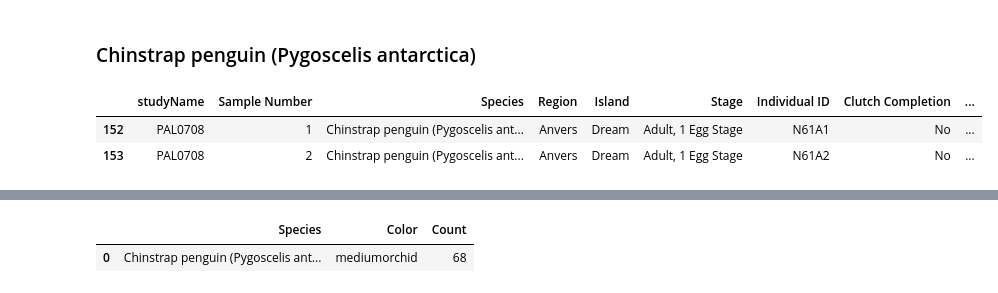
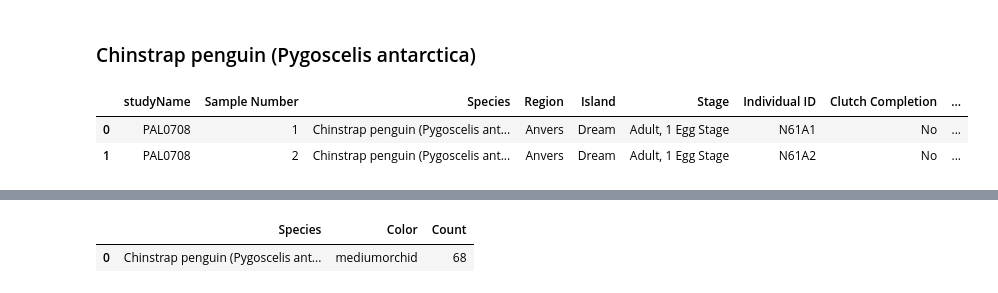
Before and after one commit to esharma3/Palmer-Archipelago-Penguins-Data-Exploration-, a Jupyter notebook: Notebook/data_exploration_penguins_iter.ipynb, the cells around one changed output, grey strips where cells are left out. Drawn from its saved outputs; the diff is of its cells as text; code cells hidden in the pictures.

```diff
--- a/Notebook/data_exploration_penguins_iter.ipynb
+++ b/Notebook/data_exploration_penguins_iter.ipynb
@@ -229,12 +241,13 @@ gentoo_count_df
 # %%
 chinstrap_df = penguins_df[
     penguins_df["Species"] == "Chinstrap penguin (Pygoscelis antarctica)"
-]
+].reset_index(drop=True)
+
 chinstrap_df.head(2)
 # %% [output]
 |  | studyName | Sample Number | Species | Region | Island | Stage | Individual ID | Clutch Completion | ... |
-| 152 | PAL0708 | 1 | Chinstrap penguin (Pygoscelis ant... | Anvers | Dream | Adult, 1 Egg Stage | N61A1 | No | ... |
-| 153 | PAL0708 | 2 | Chinstrap penguin (Pygoscelis ant... | Anvers | Dream | Adult, 1 Egg Stage | N61A2 | No | ... |
+| 0 | PAL0708 | 1 | Chinstrap penguin (Pygoscelis ant... | Anvers | Dream | Adult, 1 Egg Stage | N61A1 | No | ... |
+| 1 | PAL0708 | 2 | Chinstrap penguin (Pygoscelis ant... | Anvers | Dream | Adult, 1 Egg Stage | N61A2 | No | ... |
 [interactive output not drawn]
 # %%
 chinstrap_count_df = (
```
Also changed, not shown: parts of 12 cells of this notebook.
